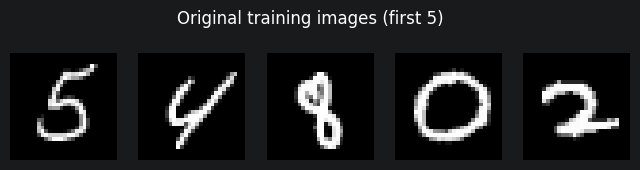
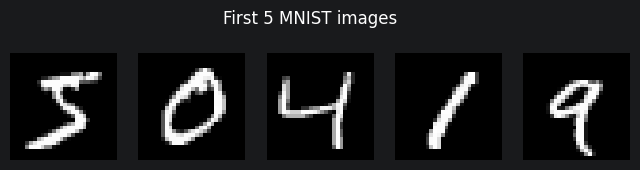
Unified diff of the notebook cell whose output changed from the first chart to the second:
--- before
+++ after
@@ -1,3 +1,2 @@
-# Task 2: PCA and Classification on MNIST (or digits fallback)
 from sklearn.model_selection import train_test_split
 from sklearn.linear_model import LogisticRegression
@@ -6,44 +5,33 @@
 import matplotlib.pyplot as plt
 import numpy as np
+from sklearn.datasets import fetch_openml
 
-try:
-    from sklearn.datasets import fetch_openml
-    mnist = fetch_openml('mnist_784', version=1, as_frame=False)
-    X = mnist.data.astype(np.float32)
-    y = mnist.target.astype(int)
-    print('MNIST loaded via fetch_openml.')
-except Exception:
-    from sklearn.datasets import load_digits
-    d = load_digits()
-    X = d.data
-    y = d.target
-    print('fetch_openml failed, using load_digits as fallback.')
+# 1.
+mnist = fetch_openml('mnist_784', version=1, as_frame=False)
+X = mnist.data.astype(np.float32)
+y = mnist.target.astype(int)
 
-# Normalize
 X = X.astype(np.float32)
 X = X / np.maximum(X.max(), 1.0)
 
-# Split
-X_train, X_test, y_train, y_test = train_test_split(X, y, test_size=0.2, random_state=42)
-
-# Image side (assumes square images)
-image_side = int(np.sqrt(X.shape[1]))
-
-# Show some original images
+# 2. Visualize first few images
 plt.figure(figsize=(8,2))
 for i in range(5):
     plt.subplot(1,5,i+1)
-    plt.imshow(X_train[i].reshape(image_side, image_side), cmap='gray')
+    plt.imshow(X[i].reshape(28, 28), cmap='gray')
     plt.axis('off')
-plt.suptitle('Original training images (first 5)')
+plt.suptitle('First 5 MNIST images')
 plt.show()
 
-# PCA retain 80% variance
-from sklearn.decomposition import PCA
+
+# 3. Split
+X_train, X_test, y_train, y_test = train_test_split(X, y, test_size=0.2, random_state=42)
+
+# 4. PCA retain 80% variance
 pca2 = PCA(n_components=0.80, svd_solver='full')
 X_train_pca = pca2.fit_transform(X_train)
 X_test_pca = pca2.transform(X_test)
 
-# Reconstruct some images
+# 5.
 X_train_recon = pca2.inverse_transform(X_train_pca)
 plt.figure(figsize=(10,4))
@@ -60,5 +48,5 @@
 plt.show()
 
-# Show first principal components as images
+# 6.
 components = pca2.components_
 n_show = min(10, components.shape[0])
@@ -71,5 +59,5 @@
 plt.show()
 
-# Logistic Regression on PCA features
+# 7. Logistic Regression on PCA
 clf = LogisticRegression(max_iter=1000)
 clf.fit(X_train_pca, y_train)
@@ -78,5 +66,5 @@
 cm_pca = confusion_matrix(y_test, y_pred)
 
-# Logistic Regression on original features
+# 8. Logistic Regression on original
 clf2 = LogisticRegression(max_iter=1000)
 clf2.fit(X_train, y_train)
@@ -85,6 +73,4 @@
 cm_no_pca = confusion_matrix(y_test, y_pred2)
 
-print('--- Task 2 Results ---')
-print('Components (80%):', pca2.n_components_)
 print('Accuracy with PCA:', acc_pca)
 print('Accuracy without PCA:', acc_no_pca)

Commit: 08